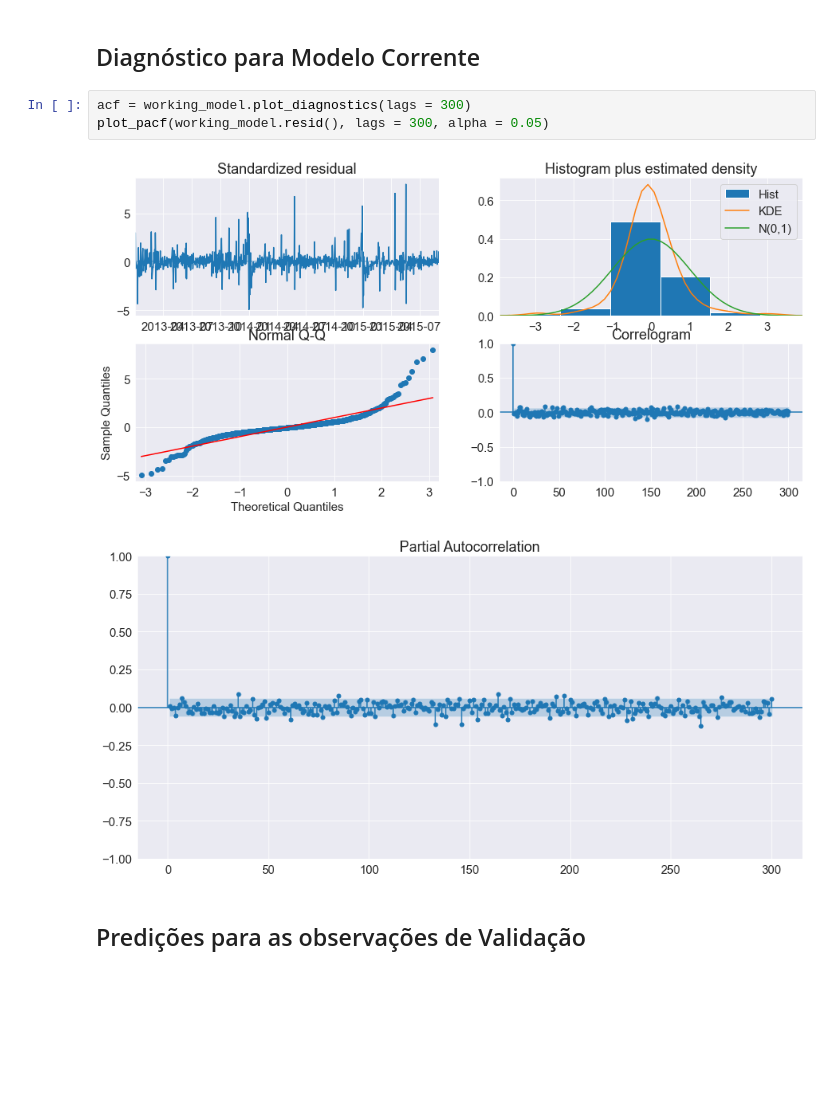
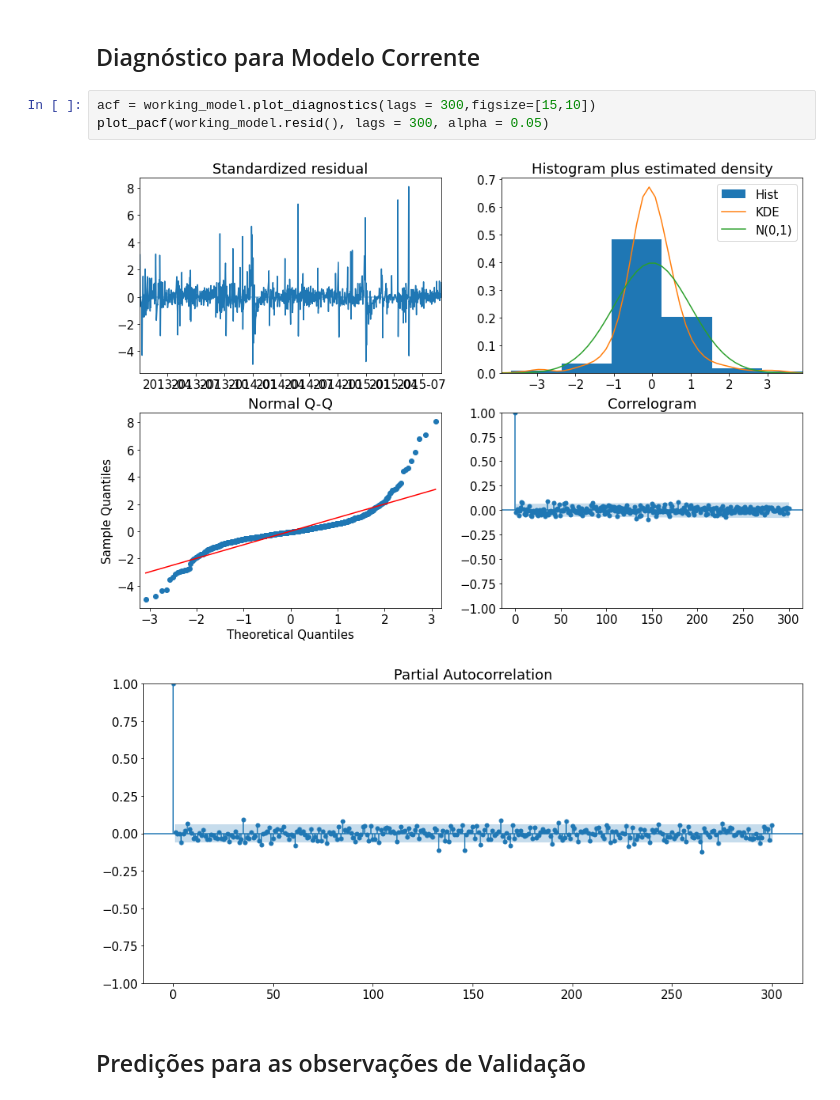
Before and after one commit to derSchmetterling/time_series, a Jupyter notebook: trabalho_ts_auto.ipynb, the cells around one changed output. Cells and saved outputs as stored; diff of their text form; blank space fills up the shorter version.

```diff
--- a/trabalho_ts_auto.ipynb
+++ b/trabalho_ts_auto.ipynb
@@ -407,11 +426,11 @@ plot_pacf(arima_model.resid(), lags = 300, alpha = 0.05 )
 # %% [markdown]
 ## Diagnóstico para Modelo Corrente
 # %%
-acf = working_model.plot_diagnostics(lags = 300)
+acf = working_model.plot_diagnostics(lags = 300,figsize=[15,10])
 plot_pacf(working_model.resid(), lags = 300, alpha = 0.05)
 # %% [output]
-[figure, old version]
+[figure, new version]
-[figure, old version]
+[figure, new version]
 # %% [markdown]
 ## Predições para as observações de Validação
 # %% [markdown]
```
Also changed, not shown: parts of 21 cells of this notebook.
